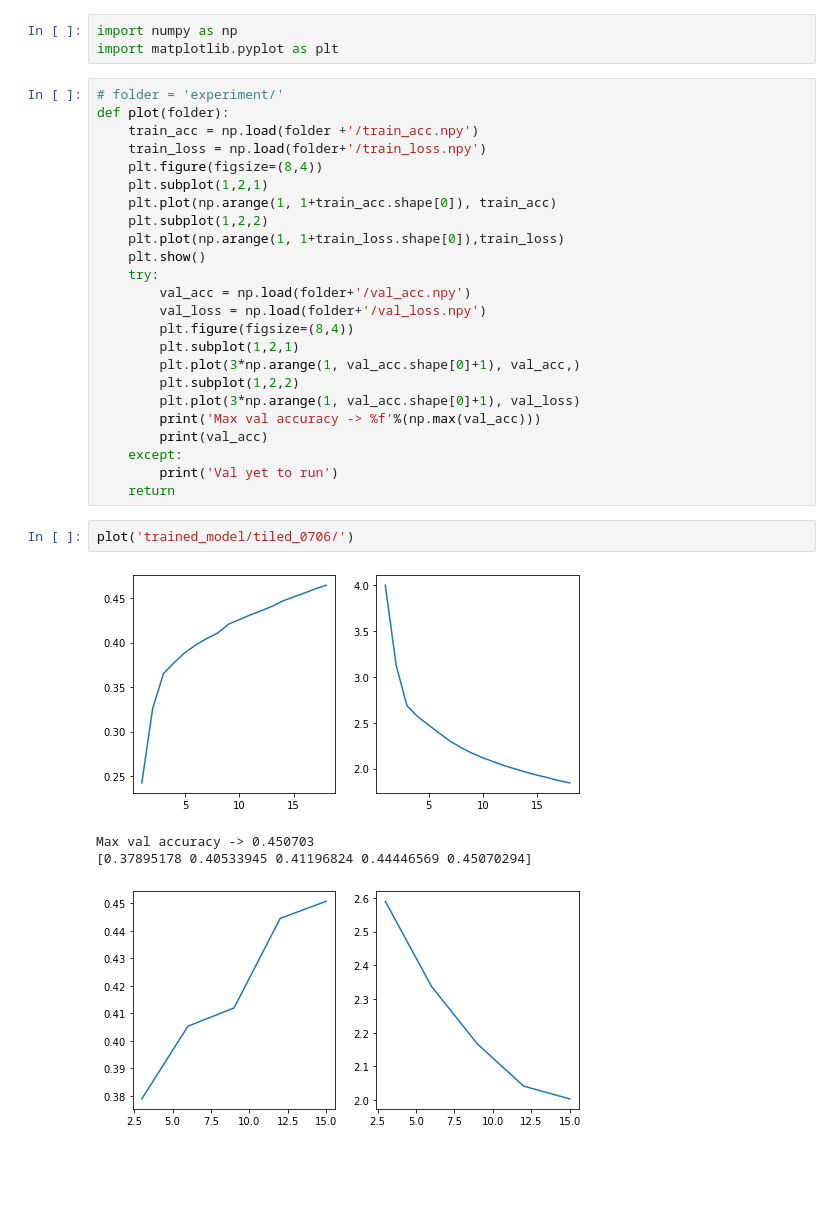
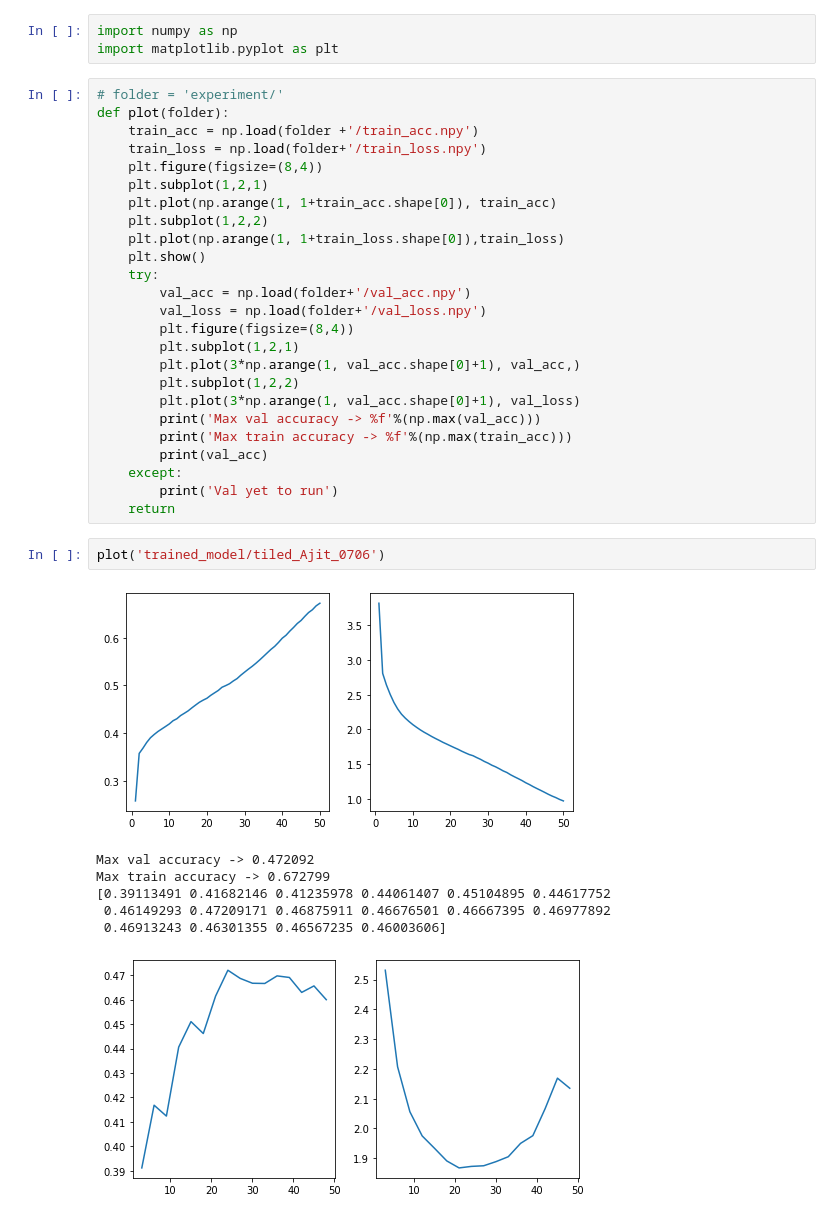
Before and after one commit to pk1996/VQA, a Jupyter notebook: Plot metrics.ipynb, the cells around one changed output. Cells and saved outputs as stored; diff of their text form; blank space fills up the shorter version.

```diff
--- a/Plot metrics.ipynb
+++ b/Plot metrics.ipynb
@@ -21,14 +21,18 @@ def plot(folder):
         plt.subplot(1,2,2)
         plt.plot(3*np.arange(1, val_acc.shape[0]+1), val_loss)
         print('Max val accuracy -> %f'%(np.max(val_acc)))
+        print('Max train accuracy -> %f'%(np.max(train_acc)))
         print(val_acc)
     except:
         print('Val yet to run')
     return
 # %%
-plot('trained_model/tiled_0706/')
+plot('trained_model/tiled_Ajit_0706')
 # %% [output]
-[figure, old version]
+[figure, new version]
-Max val accuracy -> 0.450703
-[0.37895178 0.40533945 0.41196824 0.44446569 0.45070294]
+Max val accuracy -> 0.472092
+Max train accuracy -> 0.672799
+[0.39113491 0.41682146 0.41235978 0.44061407 0.45104895 0.44617752
+ 0.46149293 0.47209171 0.46875911 0.46676501 0.46667395 0.46977892
+ 0.46913243 0.46301355 0.46567235 0.46003606]
-[figure, old version]
+[figure, new version]
```
Also changed, not shown: parts of 4 cells of this notebook, 10 other files.
